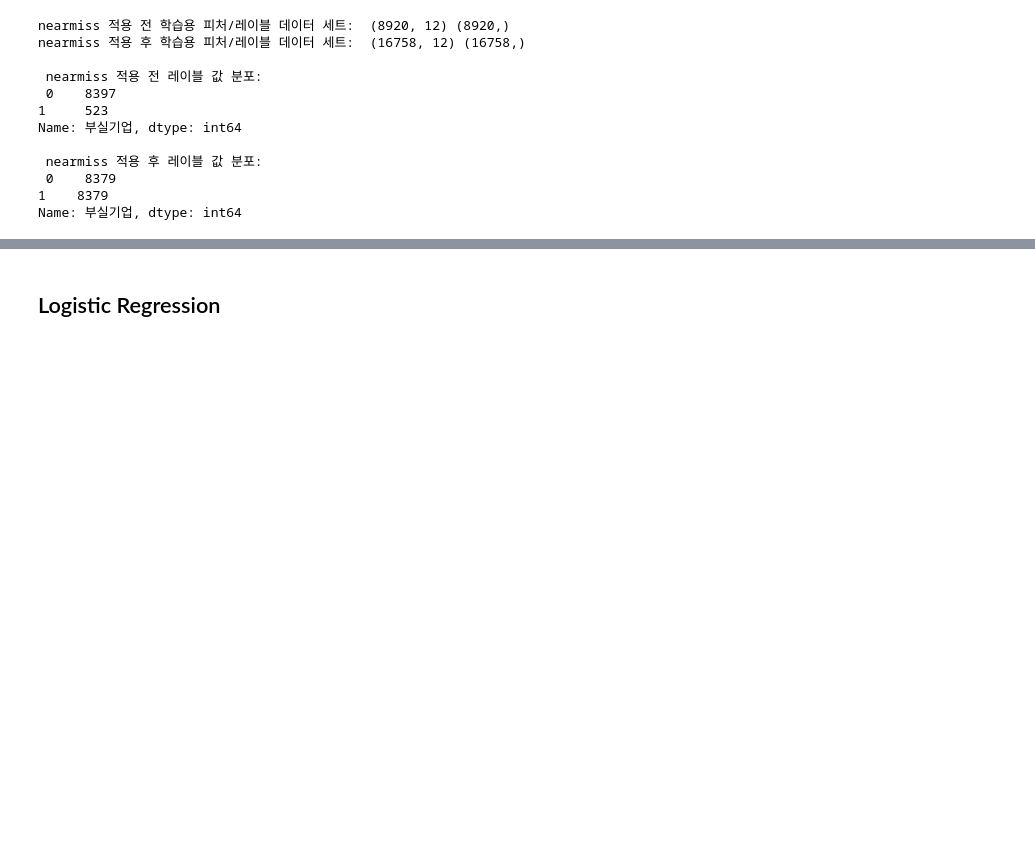
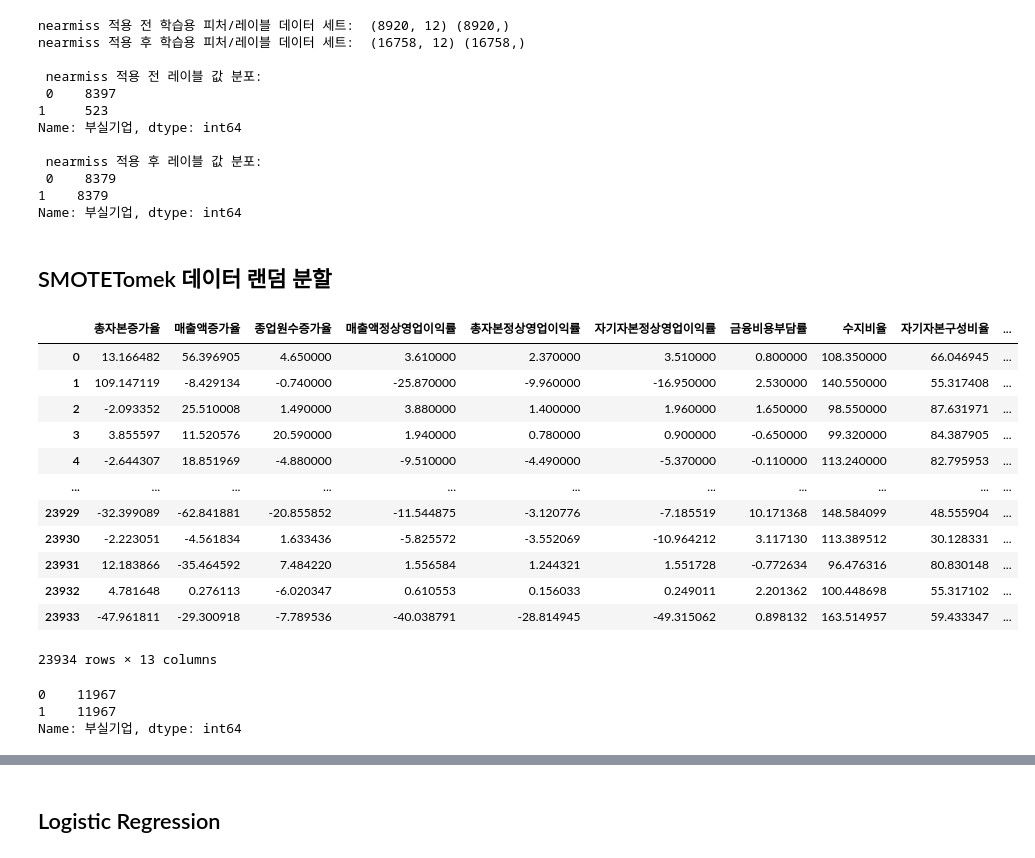
Before and after one commit to jkim0313/project2_quaero, a Jupyter notebook: 리샘플링/dataset1_raw_smotetomek.ipynb, the cells around one changed output, grey strips where cells are left out. Cells and saved outputs as stored; diff of their text form; code cells hidden in the pictures; blank space fills up the shorter version.

```diff
--- a/리샘플링/dataset1_raw_smotetomek.ipynb
+++ b/리샘플링/dataset1_raw_smotetomek.ipynb
@@ -101,3 +101,32 @@ Name: 부실기업, dtype: int64
  0    8379
 1    8379
 Name: 부실기업, dtype: int64
+# %% [markdown]
+## SMOTETomek 데이터 랜덤 분할
+# %%
+smt = SMOTETomek(random_state=42)
+
+X_smt, y_smt = smt.fit_resample(data, target)
+# %%
+df_smt = pd.concat([pd.DataFrame(X_smt), pd.DataFrame(y_smt)], axis=1)
+df_smt
+# %% [output]
+|  | 총자본증가율 | 매출액증가율 | 종업원수증가율 | 매출액정상영업이익률 | 총자본정상영업이익률 | 자기자본정상영업이익률 | 금융비용부담률 | 수지비율 | 자기자본구성비율 | ... |
+| 0 | 13.166482 | 56.396905 | 4.650000 | 3.610000 | 2.370000 | 3.510000 | 0.800000 | 108.350000 | 66.046945 | ... |
+| 1 | 109.147119 | -8.429134 | -0.740000 | -25.870000 | -9.960000 | -16.950000 | 2.530000 | 140.550000 | 55.317408 | ... |
+| 2 | -2.093352 | 25.510008 | 1.490000 | 3.880000 | 1.400000 | 1.960000 | 1.650000 | 98.550000 | 87.631971 | ... |
+| 3 | 3.855597 | 11.520576 | 20.590000 | 1.940000 | 0.780000 | 0.900000 | -0.650000 | 99.320000 | 84.387905 | ... |
+| 4 | -2.644307 | 18.851969 | -4.880000 | -9.510000 | -4.490000 | -5.370000 | -0.110000 | 113.240000 | 82.795953 | ... |
+| ... | ... | ... | ... | ... | ... | ... | ... | ... | ... | ... |
+| 23929 | -32.399089 | -62.841881 | -20.855852 | -11.544875 | -3.120776 | -7.185519 | 10.171368 | 148.584099 | 48.555904 | ... |
+| 23930 | -2.223051 | -4.561834 | 1.633436 | -5.825572 | -3.552069 | -10.964212 | 3.117130 | 113.389512 | 30.128331 | ... |
+| 23931 | 12.183866 | -35.464592 | 7.484220 | 1.556584 | 1.244321 | 1.551728 | -0.772634 | 96.476316 | 80.830148 | ... |
+| 23932 | 4.781648 | 0.276113 | -6.020347 | 0.610553 | 0.156033 | 0.249011 | 2.201362 | 100.448698 | 55.317102 | ... |
+| 23933 | -47.961811 | -29.300918 | -7.789536 | -40.038791 | -28.814945 | -49.315062 | 0.898132 | 163.514957 | 59.433347 | ... |
+23934 rows × 13 columns
+# %%
+df_smt['부실기업'].value_counts()
+# %% [output]
+0    11967
+1    11967
+Name: 부실기업, dtype: int64
```
Also changed, not shown: parts of 14 cells of this notebook.
